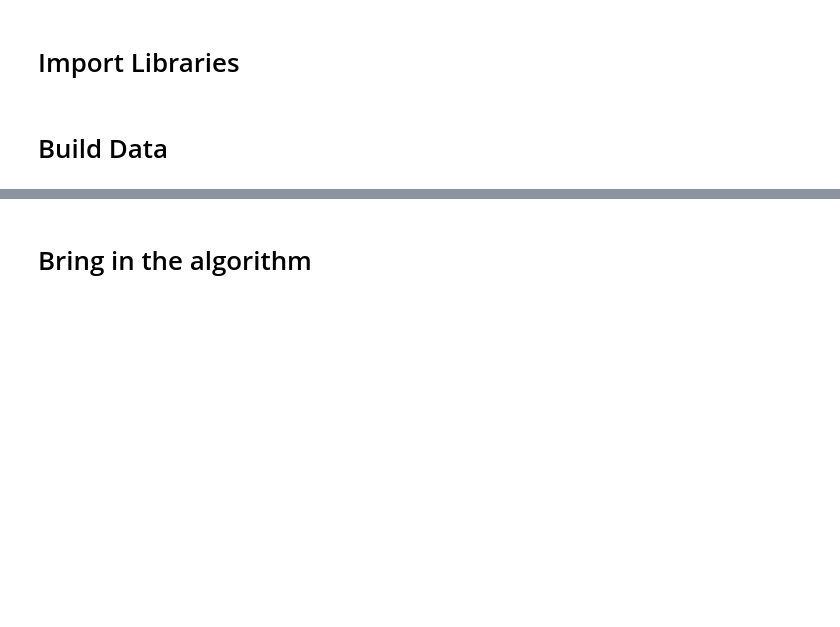
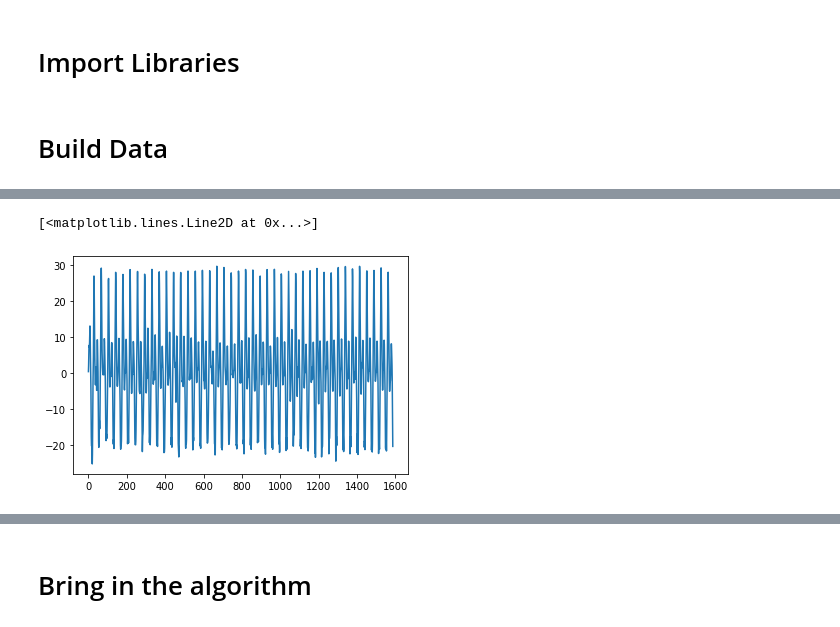
Before and after one commit to rdverse/deepHAItune, a Jupyter notebook: Machine Learning/ML_notebook.ipynb, the cells around one changed output, grey strips where cells are left out. Saved outputs shown, nothing was run; the diff lists cells and outputs as text; code cells hidden in the pictures; blank space fills up the shorter version.

```diff
--- a/Machine Learning/ML_notebook.ipynb
+++ b/Machine Learning/ML_notebook.ipynb
@@ -19,0 +123,9 @@ dataBuilder = DataBuilder()
+# %%
+from scipy.signal import butter, sosfilt
+
+but = butter(N = 4, Wn = (0.5,10), btype = 'bandpass', fs = 51.1, output = 'sos')
+filtsig = sosfilt(but, res)
+plt.plot(df.index, filtsig)
+# %% [output]
+[<matplotlib.lines.Line2D at 0x...>]
+[figure, added]
```
Also changed, not shown: parts of 38 cells of this notebook, 26 other files.
